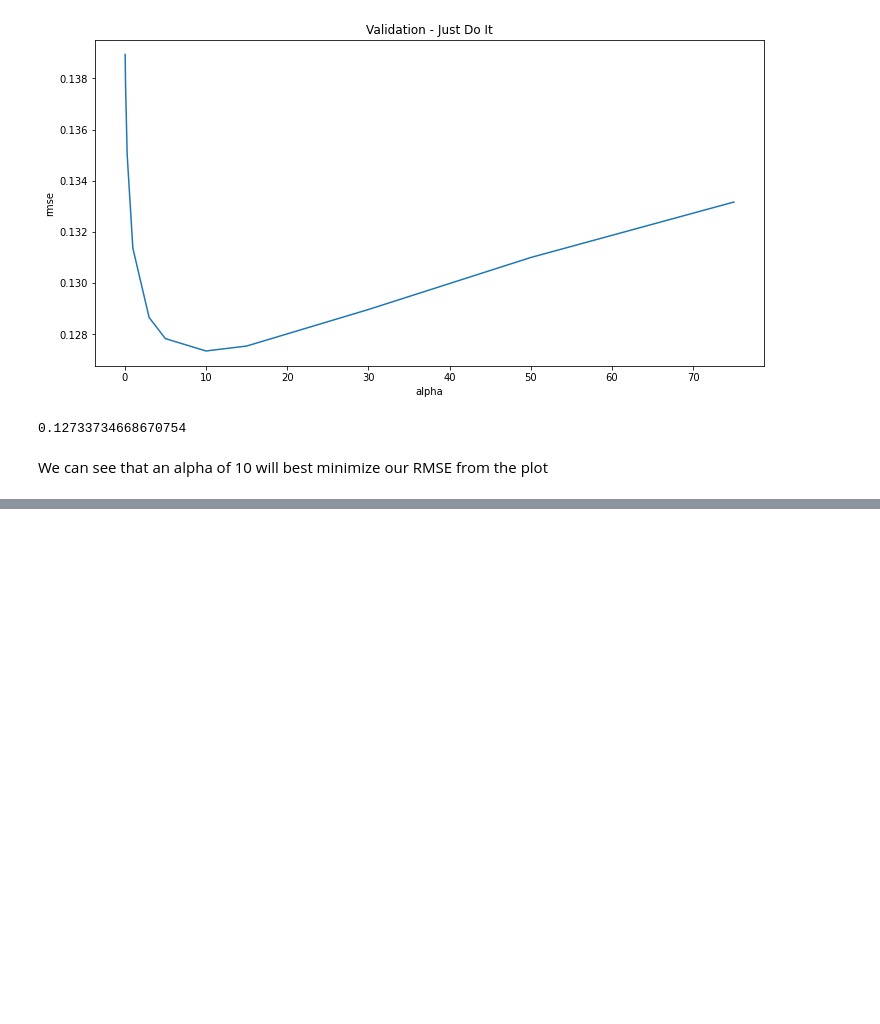
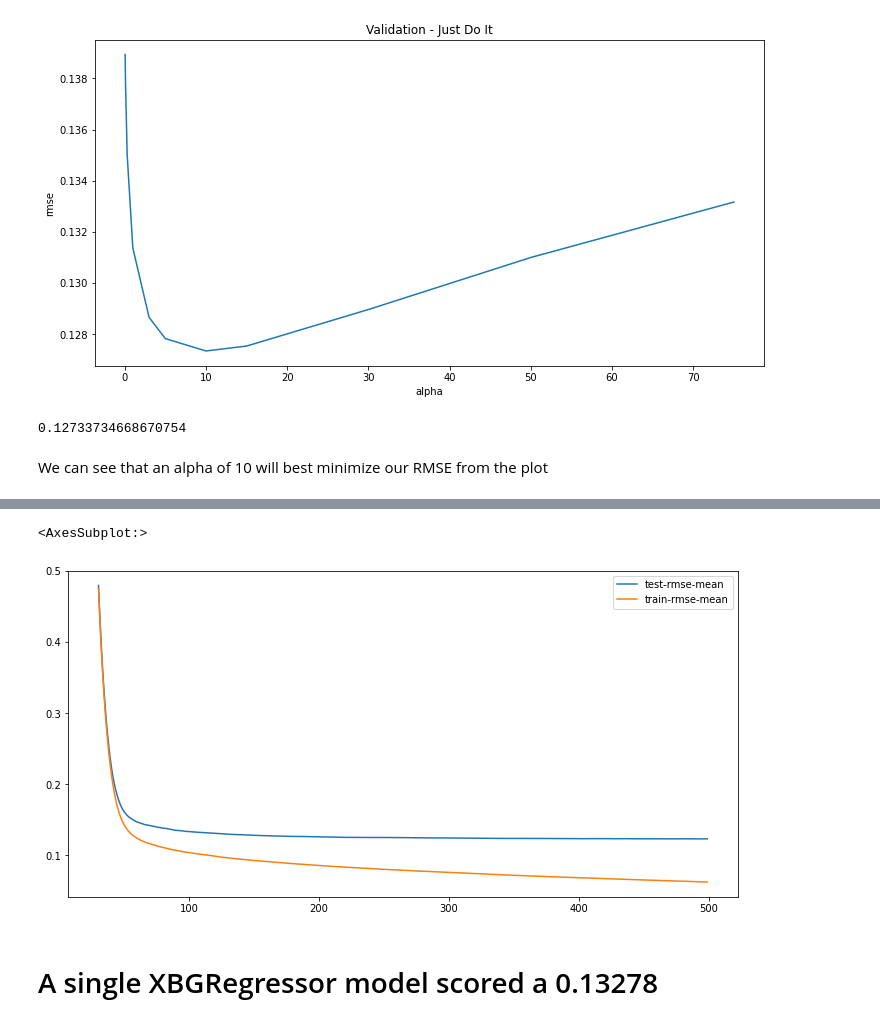
Before and after one commit to JacksonPaull/ee_460j_dslab, a Jupyter notebook: code.ipynb, the cells around one changed output, grey strips where cells are left out. Drawn from its saved outputs; the diff is of its cells as text; code cells hidden in the pictures; blank space fills up the shorter version.

```diff
--- a/code.ipynb
+++ b/code.ipynb
@@ -230,0 +265,10 @@ The best RMSE score for ridge is 0.127 and the best RMSE score for lasso is 0.12
+# %%
+dtrain = xgb.DMatrix(X_train, label = y)
+dtest = xgb.DMatrix(X_test)
+params = {"max_depth":2, "eta":0.1}
+model = xgb.cv(params, dtrain,  num_boost_round=500, early_stopping_rounds=100)
+# %%
+model.loc[30:,["test-rmse-mean", "train-rmse-mean"]].plot()
+# %% [output]
+<AxesSubplot:>
+[figure, added]
@@ -230,0 +282,2 @@ The best RMSE score for ridge is 0.127 and the best RMSE score for lasso is 0.12
+# %% [markdown]
+# A single XBGRegressor model scored a 0.13278
```
Also changed, not shown: parts of 17 cells of this notebook.
